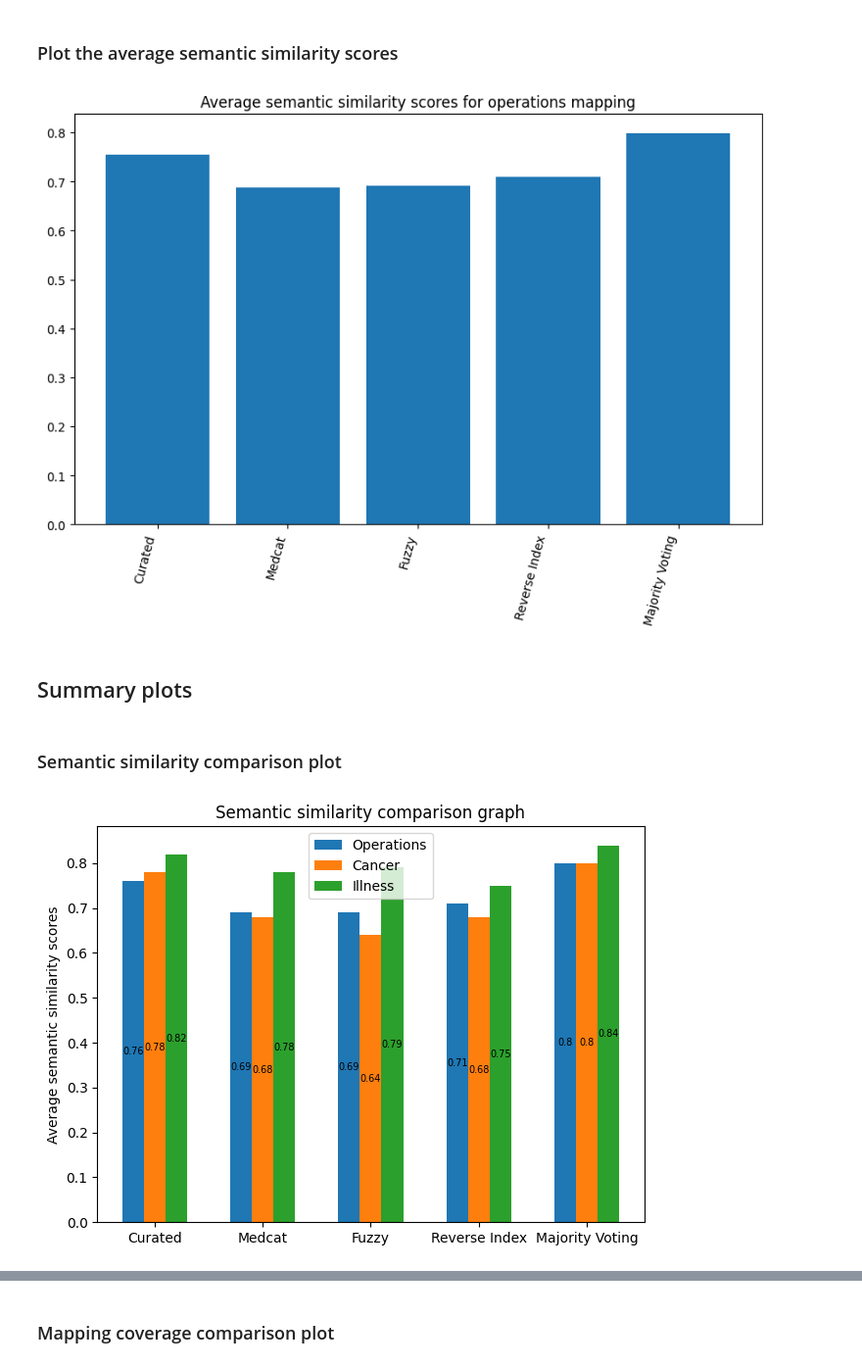
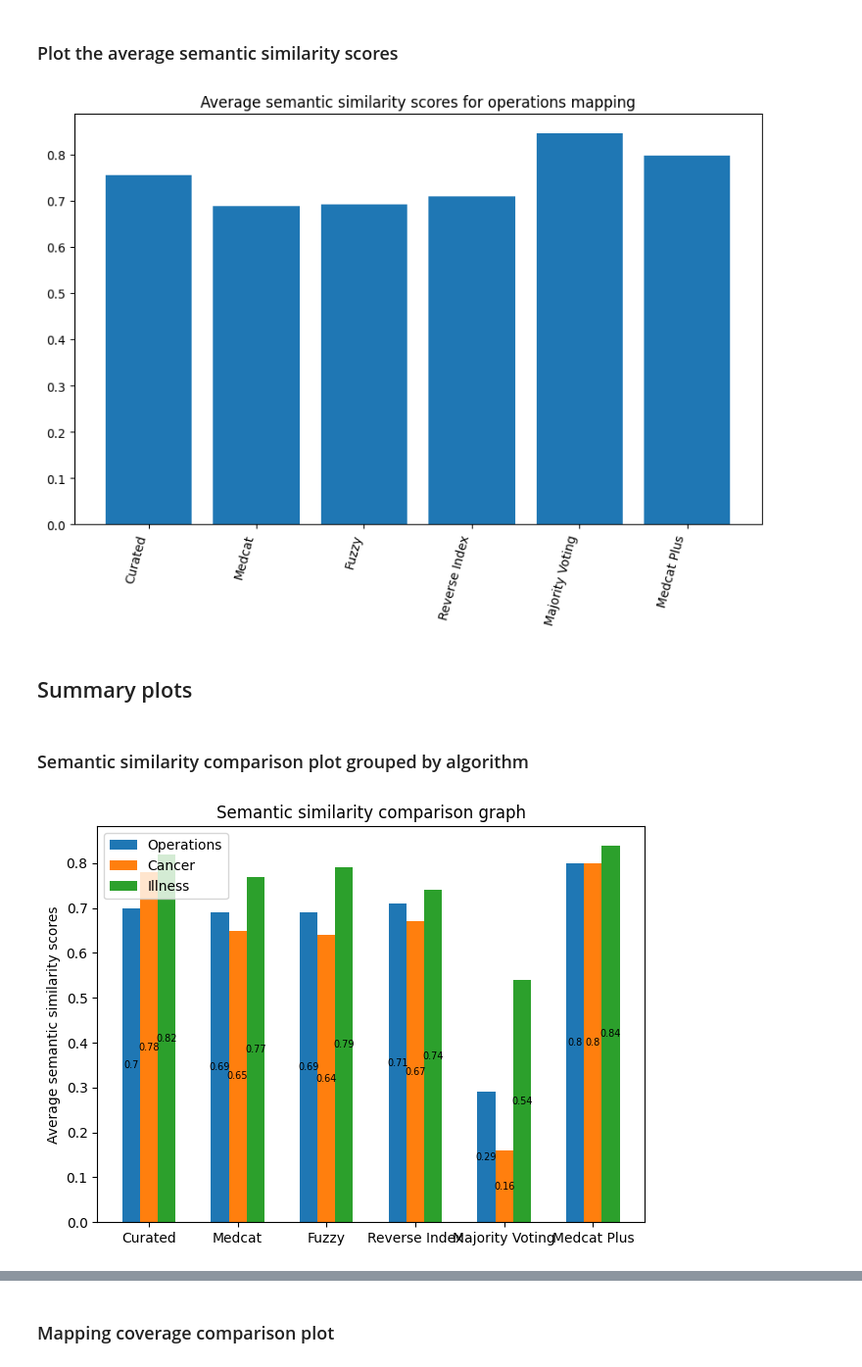
Before and after one commit to ryashpal/EHRQC, a Jupyter notebook: notebooks/python/concept_mapping/medcat_snomed.ipynb, the cells around one changed output, grey strips where cells are left out. Shown at 98% size. Saved outputs shown, nothing was run; the diff lists cells and outputs as text; code cells hidden in the pictures.

```diff
--- a/notebooks/python/concept_mapping/medcat_snomed.ipynb
+++ b/notebooks/python/concept_mapping/medcat_snomed.ipynb
@@ -405,7 +411,8 @@ mappedCancerFullDf
 | 80 | cin/pre-cancer cells cervix | 1072 | Malignant tumor of cervix | Tumor cells, malignant | Non-anemic red cell disorder | Squamous cell carcinoma of cervix | ... |
 81 rows × 7 columns
 # %%
-mappedCancerFullDf.loc[mappedCancerFullDf.majorityVoting.isna(), 'majorityVoting'] = mappedCancerFullDf[mappedCancerFullDf.majorityVoting.isna()].apply(func=getMaxConcept, axis=1)
+mappedCancerFullDf['medcatPlus'] = mappedCancerFullDf.majorityVoting
+mappedCancerFullDf.loc[mappedCancerFullDf.majorityVoting.isna(), 'medcatPlus'] = mappedCancerFullDf[mappedCancerFullDf.majorityVoting.isna()].apply(func=getMaxConcept, axis=1)
 mappedCancerFullDf
 # %% [output]
 |  | sourceName | sourceValueCode | curatedConcept | medcatConcept | fuzzyConcept | reverseIndexConcept | ... |
@@ -473,6 +483,7 @@ mappedCancerFullDf['semantic_similarity_score_medcat'] = [calculateSemanticSimil
 mappedCancerFullDf['semantic_similarity_score_fuzzy'] = [calculateSemanticSimilarityScore(str(row['sourceName']), str(row['fuzzyConcept'])) for _, row in mappedCancerFullDf.iterrows()]
 mappedCancerFullDf['semantic_similarity_score_reverse_index'] = [calculateSemanticSimilarityScore(str(row['sourceName']), str(row['reverseIndexConcept'])) for _, row in mappedCancerFullDf.iterrows()]
 mappedCancerFullDf['semantic_similarity_score_majority_voting'] = [calculateSemanticSimilarityScore(str(row['sourceName']), str(row['majorityVoting'])) for _, row in mappedCancerFullDf.iterrows()]
+mappedCancerFullDf['semantic_similarity_score_medcat_plus'] = [calculateSemanticSimilarityScore(str(row['sourceName']), str(row['medcatPlus'])) for _, row in mappedCancerFullDf.iterrows()]
 mappedCancerFullDf
 # %% [output]
 |  | sourceName | sourceValueCode | curatedConcept | medcatConcept | fuzzyConcept | reverseIndexConcept | ... |
@@ -639,7 +651,8 @@ mappedOperationsFullDf
 | 252 | heart transplant | 1098 | Transplantation of heart | Transplantation of heart | Heart transplant | Heart transplant | ... |
 253 rows × 7 columns
 # %%
-mappedOperationsFullDf.loc[mappedOperationsFullDf.majorityVoting.isna(), 'majorityVoting'] = mappedOperationsFullDf[mappedOperationsFullDf.majorityVoting.isna()].apply(func=getMaxConcept, axis=1)
+mappedOperationsFullDf['medcatPlus'] = mappedOperationsFullDf.majorityVoting
+mappedOperationsFullDf.loc[mappedOperationsFullDf.majorityVoting.isna(), 'medcatPlus'] = mappedOperationsFullDf[mappedOperationsFullDf.majorityVoting.isna()].apply(func=getMaxConcept, axis=1)
 mappedOperationsFullDf
 # %% [output]
 |  | sourceName | sourceValueCode | curatedConcept | medcatConcept | fuzzyConcept | reverseIndexConcept | ... |
@@ -705,6 +721,7 @@ mappedOperationsFullDf['semantic_similarity_score_medcat'] = [calculateSemanticS
 mappedOperationsFullDf['semantic_similarity_score_fuzzy'] = [calculateSemanticSimilarityScore(str(row['sourceName']), str(row['fuzzyConcept'])) for _, row in mappedOperationsFullDf.iterrows()]
 mappedOperationsFullDf['semantic_similarity_score_reverse_index'] = [calculateSemanticSimilarityScore(str(row['sourceName']), str(row['reverseIndexConcept'])) for _, row in mappedOperationsFullDf.iterrows()]
 mappedOperationsFullDf['semantic_similarity_score_majority_voting'] = [calculateSemanticSimilarityScore(str(row['sourceName']), str(row['majorityVoting'])) for _, row in mappedOperationsFullDf.iterrows()]
+mappedOperationsFullDf['semantic_similarity_score_medcat_plus'] = [calculateSemanticSimilarityScore(str(row['sourceName']), str(row['medcatPlus'])) for _, row in mappedOperationsFullDf.iterrows()]
 mappedOperationsFullDf
 # %% [output]
 |  | sourceName | sourceValueCode | curatedConcept | medcatConcept | fuzzyConcept | reverseIndexConcept | ... |
@@ -728,71 +745,75 @@ avg_semantic_similarity_score_medcat = mappedOperationsFullDf[mappedOperationsFu
 avg_semantic_similarity_score_fuzzy = mappedOperationsFullDf[mappedOperationsFullDf['fuzzyConcept'].notna()]['semantic_similarity_score_fuzzy'].sum()/mappedOperationsFullDf[mappedOperationsFullDf['fuzzyConcept'].notna()].shape[0]
 avg_semantic_similarity_score_reverse_index = mappedOperationsFullDf[mappedOperationsFullDf['reverseIndexConcept'].notna()]['semantic_similarity_score_reverse_index'].sum()/mappedOperationsFullDf[mappedOperationsFullDf['reverseIndexConcept'].notna()].shape[0]
 avg_semantic_similarity_score_majority_voting = mappedOperationsFullDf[mappedOperationsFullDf['majorityVoting'].notna()]['semantic_similarity_score_majority_voting'].sum()/mappedOperationsFullDf[mappedOperationsFullDf['majorityVoting'].notna()].shape[0]
+avg_semantic_similarity_score_medcat_plus = mappedOperationsFullDf[mappedOperationsFullDf['medcatPlus'].notna()]['semantic_similarity_score_medcat_plus'].sum()/mappedOperationsFullDf[mappedOperationsFullDf['medcatPlus'].notna()].shape[0]
 
 fig, ax = plt.subplots(figsize=(10, 6))
 ax.bar(
-    x=['Curated', 'Medcat', 'Fuzzy', 'Reverse Index', 'Majority Voting'],
+    x=['Curated', 'Medcat', 'Fuzzy', 'Reverse Index', 'Majority Voting', 'Medcat Plus'],
     height=[
-        avg_semantic_similarity_score_curated, avg_semantic_similarity_score_medcat, avg_semantic_similarity_score_fuzzy, avg_semantic_similarity_score_reverse_index, avg_semantic_similarity_score_majority_voting
+        avg_semantic_similarity_score_curated, avg_semantic_similarity_score_medcat, avg_semantic_similarity_score_fuzzy, avg_semantic_similarity_score_reverse_index, avg_semantic_similarity_score_majority_voting, avg_semantic_similarity_score_medcat_plus
         ],
     )
 ax.set_title('Average semantic similarity scores for operations mapping')
 plt.xticks(rotation=75, ha='right')
 plt.show()
 # %% [output]
-[figure, old version]
+[figure, new version]
 # %% [markdown]
 ## Summary plots
 # %% [markdown]
-### Semantic similarity comparison plot
+### Semantic similarity comparison plot grouped by algorithm
 # %%
 import matplotlib.pyplot as plt
 import numpy as np
 
 
-labels = ['Curated', 'Medcat', 'Fuzzy', 'Reverse Index', 'Majority Voting']
+labels = ['Curated', 'Medcat', 'Fuzzy', 'Reverse Index', 'Majority Voting', 'Medcat Plus']
 
-avg_operations_sss_curated = round(mappedOperationsFullDf[mappedOperationsFullDf['curatedConcept'].notna()]['semantic_similarity_score_curated'].sum()/mappedOperationsFullDf[mappedOperationsFullDf['curatedConcept'].notna()].shape[0], 2)
-avg_operations_sss_medcat = round(mappedOperationsFullDf[mappedOperationsFullDf['medcatConcept'].notna()]['semantic_similarity_score_medcat'].sum()/mappedOperationsFullDf[mappedOperationsFullDf['medcatConcept'].notna()].shape[0], 2)
-avg_operations_sss_fuzzy = round(mappedOperationsFullDf[mappedOperationsFullDf['fuzzyConcept'].notna()]['semantic_similarity_score_fuzzy'].sum()/mappedOperationsFullDf[mappedOperationsFullDf['fuzzyConcept'].notna()].shape[0], 2)
-avg_operations_sss_reverse_index = round(mappedOperationsFullDf[mappedOperationsFullDf['reverseIndexConcept'].notna()]['semantic_similarity_score_reverse_index'].sum()/mappedOperationsFullDf[mappedOperationsFullDf['reverseIndexConcept'].notna()].shape[0], 2)
-avg_operations_sss_majority_voting = round(mappedOperationsFullDf[mappedOperationsFullDf['majorityVoting'].notna()]['semantic_similarity_score_majority_voting'].sum()/mappedOperationsFullDf[mappedOperationsFullDf['majorityVoting'].notna()].shape[0], 2)
-avg_operations_sss = [avg_operations_sss_curated, avg_operations_sss_medcat, avg_operations_sss_fuzzy, avg_operations_sss_reverse_index, avg_operations_sss_majority_voting]
+avg_operations_sss_curated = round(mappedOperationsFullDf[mappedOperationsFullDf['curatedConcept'].notna()]['semantic_similarity_score_curated'].sum()/mappedOperationsFullDf.shape[0], 2)
+avg_operations_sss_medcat = round(mappedOperationsFullDf[mappedOperationsFullDf['medcatConcept'].notna()]['semantic_similarity_score_medcat'].sum()/mappedOperationsFullDf.shape[0], 2)
+avg_operations_sss_fuzzy = round(mappedOperationsFullDf[mappedOperationsFullDf['fuzzyConcept'].notna()]['semantic_similarity_score_fuzzy'].sum()/mappedOperationsFullDf.shape[0], 2)
+avg_operations_sss_reverse_index = round(mappedOperationsFullDf[mappedOperationsFullDf['reverseIndexConcept'].notna()]['semantic_similarity_score_reverse_index'].sum()/mappedOperationsFullDf.shape[0], 2)
+avg_operations_sss_majority_voting = round(mappedOperationsFullDf[mappedOperationsFullDf['majorityVoting'].notna()]['semantic_similarity_score_majority_voting'].sum()/mappedOperationsFullDf.shape[0], 2)
+avg_operations_sss_medcat_plus = round(mappedOperationsFullDf[mappedOperationsFullDf['medcatPlus'].notna()]['semantic_similarity_score_medcat_plus'].sum()/mappedOperationsFullDf.shape[0], 2)
+avg_operations_sss = [avg_operations_sss_curated, avg_operations_sss_medcat, avg_operations_sss_fuzzy, avg_operations_sss_reverse_index, avg_operations_sss_majority_voting, avg_operations_sss_medcat_plus]
 
-avg_cancer_sss_curated = round(mappedCancerFullDf[mappedCancerFullDf['curatedConcept'].notna()]['semantic_similarity_score_curated'].sum()/mappedCancerFullDf[mappedCancerFullDf['curatedConcept'].notna()].shape[0], 2)
-avg_cancer_sss_medcat = round(mappedCancerFullDf[mappedCancerFullDf['medcatConcept'].notna()]['semantic_similarity_score_medcat'].sum()/mappedCancerFullDf[mappedCancerFullDf['medcatConcept'].notna()].shape[0], 2)
-avg_cancer_sss_fuzzy = round(mappedCancerFullDf[mappedCancerFullDf['fuzzyConcept'].notna()]['semantic_similarity_score_fuzzy'].sum()/mappedCancerFullDf[mappedCancerFullDf['fuzzyConcept'].notna()].shape[0], 2)
-avg_cancer_sss_reverse_index = round(mappedCancerFullDf[mappedCancerFullDf['reverseIndexConcept'].notna()]['semantic_similarity_score_reverse_index'].sum()/mappedCancerFullDf[mappedCancerFullDf['reverseIndexConcept'].notna()].shape[0], 2)
-avg_cancer_sss_majority_voting = round(mappedCancerFullDf[mappedCancerFullDf['majorityVoting'].notna()]['semantic_similarity_score_majority_voting'].sum()/mappedCancerFullDf[mappedCancerFullDf['majorityVoting'].notna()].shape[0], 2)
-avg_cancer_sss = [avg_cancer_sss_curated, avg_cancer_sss_medcat, avg_cancer_sss_fuzzy, avg_cancer_sss_reverse_index, avg_cancer_sss_majority_voting]
+avg_cancer_sss_curated = round(mappedCancerFullDf[mappedCancerFullDf['curatedConcept'].notna()]['semantic_similarity_score_curated'].sum()/mappedCancerFullDf.shape[0], 2)
+avg_cancer_sss_medcat = round(mappedCancerFullDf[mappedCancerFullDf['medcatConcept'].notna()]['semantic_similarity_score_medcat'].sum()/mappedCancerFullDf.shape[0], 2)
+avg_cancer_sss_fuzzy = round(mappedCancerFullDf[mappedCancerFullDf['fuzzyConcept'].notna()]['semantic_similarity_score_fuzzy'].sum()/mappedCancerFullDf.shape[0], 2)
+avg_cancer_sss_reverse_index = round(mappedCancerFullDf[mappedCancerFullDf['reverseIndexConcept'].notna()]['semantic_similarity_score_reverse_index'].sum()/mappedCancerFullDf.shape[0], 2)
+avg_cancer_sss_majority_voting = round(mappedCancerFullDf[mappedCancerFullDf['majorityVoting'].notna()]['semantic_similarity_score_majority_voting'].sum()/mappedCancerFullDf.shape[0], 2)
+avg_cancer_sss_medcat_plus = round(mappedCancerFullDf[mappedCancerFullDf['medcatPlus'].notna()]['semantic_similarity_score_medcat_plus'].sum()/mappedCancerFullDf.shape[0], 2)
+avg_cancer_sss = [avg_cancer_sss_curated, avg_cancer_sss_medcat, avg_cancer_sss_fuzzy, avg_cancer_sss_reverse_index, avg_cancer_sss_majority_voting, avg_cancer_sss_medcat_plus]
 
-avg_illness_sss_curated = round(mappedIllnessFullDf[mappedIllnessFullDf['curatedConcept'].notna()]['semantic_similarity_score_curated'].sum()/mappedIllnessFullDf[mappedIllnessFullDf['curatedConcept'].notna()].shape[0], 2)
-avg_illness_sss_medcat = round(mappedIllnessFullDf[mappedIllnessFullDf['medcatConcept'].notna()]['semantic_similarity_score_medcat'].sum()/mappedIllnessFullDf[mappedIllnessFullDf['medcatConcept'].notna()].shape[0], 2)
-avg_illness_sss_fuzzy = round(mappedIllnessFullDf[mappedIllnessFullDf['fuzzyConcept'].notna()]['semantic_similarity_score_fuzzy'].sum()/mappedIllnessFullDf[mappedIllnessFullDf['fuzzyConcept'].notna()].shape[0], 2)
-avg_illness_sss_reverse_index = round(mappedIllnessFullDf[mappedIllnessFullDf['reverseIndexConcept'].notna()]['semantic_similarity_score_reverse_index'].sum()/mappedIllnessFullDf[mappedIllnessFullDf['reverseIndexConcept'].notna()].shape[0], 2)
-avg_illness_sss_majority_voting = round(mappedIllnessFullDf[mappedIllnessFullDf['majorityVoting'].notna()]['semantic_similarity_score_majority_voting'].sum()/mappedIllnessFullDf[mappedIllnessFullDf['majorityVoting'].notna()].shape[0], 2)
-avg_illness_sss = [avg_illness_sss_curated, avg_illness_sss_medcat, avg_illness_sss_fuzzy, avg_illness_sss_reverse_index, avg_illness_sss_majority_voting]
+avg_illness_sss_curated = round(mappedIllnessFullDf[mappedIllnessFullDf['curatedConcept'].notna()]['semantic_similarity_score_curated'].sum()/mappedIllnessFullDf.shape[0], 2)
+avg_illness_sss_medcat = round(mappedIllnessFullDf[mappedIllnessFullDf['medcatConcept'].notna()]['semantic_similarity_score_medcat'].sum()/mappedIllnessFullDf.shape[0], 2)
+avg_illness_sss_fuzzy = round(mappedIllnessFullDf[mappedIllnessFullDf['fuzzyConcept'].notna()]['semantic_similarity_score_fuzzy'].sum()/mappedIllnessFullDf.shape[0], 2)
+avg_illness_sss_reverse_index = round(mappedIllnessFullDf[mappedIllnessFullDf['reverseIndexConcept'].notna()]['semantic_similarity_score_reverse_index'].sum()/mappedIllnessFullDf.shape[0], 2)
+avg_illness_sss_majority_voting = round(mappedIllnessFullDf[mappedIllnessFullDf['majorityVoting'].notna()]['semantic_similarity_score_majority_voting'].sum()/mappedIllnessFullDf.shape[0], 2)
+avg_illness_sss_medcat_plus = round(mappedIllnessFullDf[mappedIllnessFullDf['medcatPlus'].notna()]['semantic_similarity_score_medcat_plus'].sum()/mappedIllnessFullDf.shape[0], 2)
+avg_illness_sss = [avg_illness_sss_curated, avg_illness_sss_medcat, avg_illness_sss_fuzzy, avg_illness_sss_reverse_index, avg_illness_sss_majority_voting, avg_illness_sss_medcat_plus]
 
 x = np.arange(len(labels))  # the label locations
 width = 0.2  # the width of the bars
 
 fig, ax = plt.subplots()
 rects1 = ax.bar(x - width, avg_operations_sss, width, label='Operations')
 rects2 = ax.bar(x, avg_cancer_sss, width, label='Cancer')
 rects3 = ax.bar(x + width, avg_illness_sss, width, label='Illness')
 
 # Add some text for labels, title and custom x-axis tick labels, etc.
 ax.set_ylabel('Average semantic similarity scores')
 ax.set_title('Semantic similarity comparison graph')
 ax.set_xticks(x, labels)
 ax.legend()
 
 ax.bar_label(rects1, label_type='center', fontsize=7)
 ax.bar_label(rects2, label_type='center', fontsize=7)
 ax.bar_label(rects3, label_type='center', fontsize=7)
 
 fig.tight_layout()
 
 plt.show()
 # %% [output]
-[figure, old version]
+[figure, new version]
```
Also changed, not shown: parts of 14 cells of this notebook.
